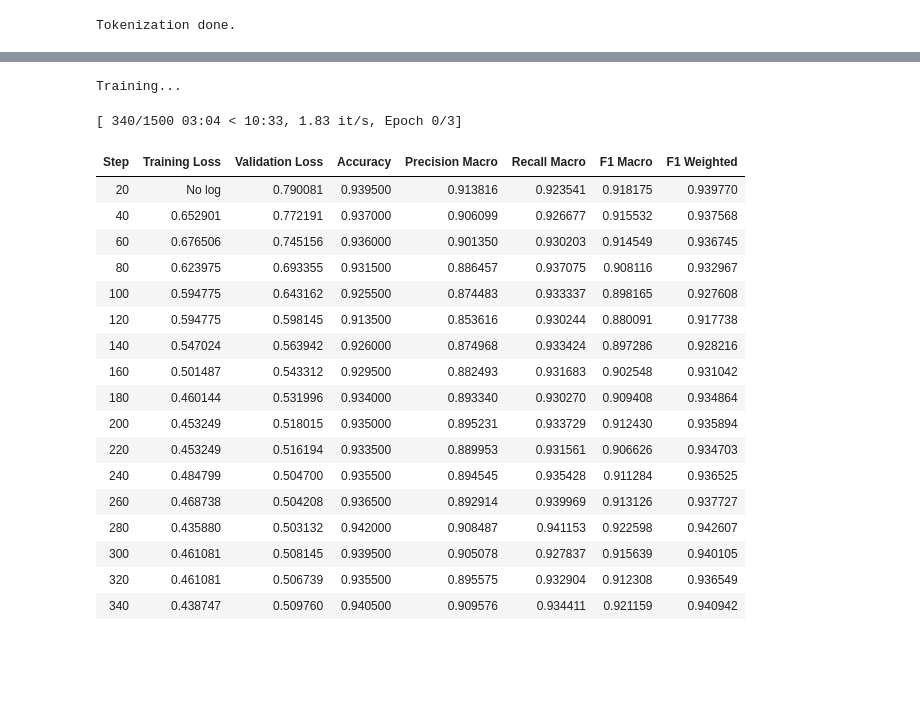
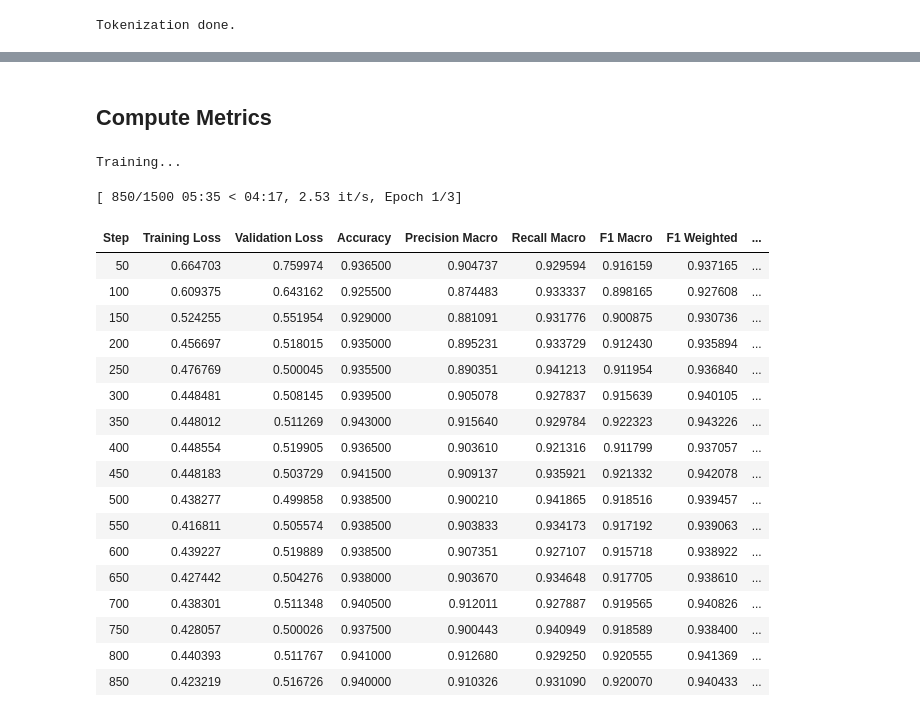
Before and after one commit to vdthcmus123/Emotions-Classification, a Jupyter notebook: notebook/notebook.ipynb, the cells around one changed output, grey strips where cells are left out. Cells and saved outputs as stored; diff of their text form; code cells hidden in the pictures; blank space fills up the shorter version.

```diff
--- a/notebook/notebook.ipynb
+++ b/notebook/notebook.ipynb
@@ -148,6 +211,8 @@ class WeightedTrainer(Trainer):
         )
         loss = loss_fct(logits.view(-1, self.model.config.num_labels), labels.view(-1))
         return (loss, outputs) if return_outputs else loss
+# %% [markdown]
+## Compute Metrics
 # %%
 def compute_metrics(eval_pred):
     logits, labels = eval_pred
@@ -173,71 +253,71 @@ training_args = TrainingArguments(
     warmup_steps=max(50, int(0.06 * steps_per_epoch * 4)),
     lr_scheduler_type='cosine',
     eval_strategy='steps',
-    eval_steps=20,
+    eval_steps=50,
     save_strategy='steps',
-    save_steps=20,
-    logging_steps=25,
+    save_steps=50,
+    logging_steps=50,
     load_best_model_at_end=True,
-    metric_for_best_model="eval_loss",
-    greater_is_better=False,
+    metric_for_best_model="eval_f1_macro",
+    greater_is_better=True,
     save_total_limit=2,
     fp16=torch.cuda.is_available(),
     report_to='none',
     seed=SEED,
 )
 
 trainer = WeightedTrainer(
     class_weights=class_weights,
     model=model,
     args=training_args,
     train_dataset=train_ds,
     eval_dataset=val_ds,
     data_collator=DataCollatorWithPadding(tokenizer),
     compute_metrics=compute_metrics,
-    callbacks=[EarlyStoppingCallback(early_stopping_patience=3)],
+    callbacks=[EarlyStoppingCallback(early_stopping_patience=10)],
 )
 
 print('Training...')
 trainer.train()
 log_history = pd.DataFrame(trainer.state.log_history)
 
-train_log = log_history[log_history["loss"].notna()][
-    ["step", "epoch", "loss", "learning_rate"]
-].reset_index(drop=True)
+train_log = log_history[log_history["loss"].notna()][[
+    "step", "epoch", "loss", "learning_rate"
+]].reset_index(drop=True)
 
-eval_log = log_history[log_history["eval_loss"].notna()][
-    ["step", "epoch", "eval_loss", "eval_accuracy",
-     "eval_precision_macro", "eval_recall_macro",
-     "eval_f1_macro", "eval_f1_weighted"]
-].reset_index(drop=True)
+eval_cols_base = ["step", "epoch", "eval_loss", "eval_accuracy",
+                  "eval_precision_macro", "eval_recall_macro",
+                  "eval_f1_macro", "eval_f1_weighted", "eval_roc_auc_macro"]
+eval_cols_auc  = [f"eval_roc_auc_{n}" for n in LABEL_NAMES]
+eval_cols_all  = [c for c in eval_cols_base + eval_cols_auc if c in log_history.columns]
+eval_log = log_history[log_history["eval_loss"].notna()][eval_cols_all].reset_index(drop=True)
 
+train_log.to_csv("/kaggle/working/train_log.csv", index=False)
+eval_log.to_csv("/kaggle/working/eval_log.csv", index=False)
 print("=== Train log ===")
 print(train_log)
 print("\n=== Eval log ===")
 print(eval_log)
-
-train_log.to_csv("/kaggle/working/train_log.csv", index=False)
-eval_log.to_csv("/kaggle/working/eval_log.csv", index=False)
 # %% [output]
 Training...
-[ 340/1500 03:04 < 10:33, 1.83 it/s, Epoch 0/3]
+[ 850/1500 05:35 < 04:17, 2.53 it/s, Epoch 1/3]
-| Step | Training Loss | Validation Loss | Accuracy | Precision Macro | Recall Macro | F1 Macro | F1 Weighted |
-| 20 | No log | 0.790081 | 0.939500 | 0.913816 | 0.923541 | 0.918175 | 0.939770 |
-| 40 | 0.652901 | 0.772191 | 0.937000 | 0.906099 | 0.926677 | 0.915532 | 0.937568 |
-| 60 | 0.676506 | 0.745156 | 0.936000 | 0.901350 | 0.930203 | 0.914549 | 0.936745 |
-| 80 | 0.623975 | 0.693355 | 0.931500 | 0.886457 | 0.937075 | 0.908116 | 0.932967 |
-| 100 | 0.594775 | 0.643162 | 0.925500 | 0.874483 | 0.933337 | 0.898165 | 0.927608 |
-| 120 | 0.594775 | 0.598145 | 0.913500 | 0.853616 | 0.930244 | 0.880091 | 0.917738 |
-| 140 | 0.547024 | 0.563942 | 0.926000 | 0.874968 | 0.933424 | 0.897286 | 0.928216 |
-| 160 | 0.501487 | 0.543312 | 0.929500 | 0.882493 | 0.931683 | 0.902548 | 0.931042 |
-| 180 | 0.460144 | 0.531996 | 0.934000 | 0.893340 | 0.930270 | 0.909408 | 0.934864 |
-| 200 | 0.453249 | 0.518015 | 0.935000 | 0.895231 | 0.933729 | 0.912430 | 0.935894 |
-| 220 | 0.453249 | 0.516194 | 0.933500 | 0.889953 | 0.931561 | 0.906626 | 0.934703 |
-| 240 | 0.484799 | 0.504700 | 0.935500 | 0.894545 | 0.935428 | 0.911284 | 0.936525 |
-| 260 | 0.468738 | 0.504208 | 0.936500 | 0.892914 | 0.939969 | 0.913126 | 0.937727 |
-| 280 | 0.435880 | 0.503132 | 0.942000 | 0.908487 | 0.941153 | 0.922598 | 0.942607 |
-| 300 | 0.461081 | 0.508145 | 0.939500 | 0.905078 | 0.927837 | 0.915639 | 0.940105 |
-| 320 | 0.461081 | 0.506739 | 0.935500 | 0.895575 | 0.932904 | 0.912308 | 0.936549 |
-| 340 | 0.438747 | 0.509760 | 0.940500 | 0.909576 | 0.934411 | 0.921159 | 0.940942 |
+| Step | Training Loss | Validation Loss | Accuracy | Precision Macro | Recall Macro | F1 Macro | F1 Weighted | ... |
+| 50 | 0.664703 | 0.759974 | 0.936500 | 0.904737 | 0.929594 | 0.916159 | 0.937165 | ... |
+| 100 | 0.609375 | 0.643162 | 0.925500 | 0.874483 | 0.933337 | 0.898165 | 0.927608 | ... |
+| 150 | 0.524255 | 0.551954 | 0.929000 | 0.881091 | 0.931776 | 0.900875 | 0.930736 | ... |
+| 200 | 0.456697 | 0.518015 | 0.935000 | 0.895231 | 0.933729 | 0.912430 | 0.935894 | ... |
+| 250 | 0.476769 | 0.500045 | 0.935500 | 0.890351 | 0.941213 | 0.911954 | 0.936840 | ... |
+| 300 | 0.448481 | 0.508145 | 0.939500 | 0.905078 | 0.927837 | 0.915639 | 0.940105 | ... |
+| 350 | 0.448012 | 0.511269 | 0.943000 | 0.915640 | 0.929784 | 0.922323 | 0.943226 | ... |
+| 400 | 0.448554 | 0.519905 | 0.936500 | 0.903610 | 0.921316 | 0.911799 | 0.937057 | ... |
+| 450 | 0.448183 | 0.503729 | 0.941500 | 0.909137 | 0.935921 | 0.921332 | 0.942078 | ... |
+| 500 | 0.438277 | 0.499858 | 0.938500 | 0.900210 | 0.941865 | 0.918516 | 0.939457 | ... |
+| 550 | 0.416811 | 0.505574 | 0.938500 | 0.903833 | 0.934173 | 0.917192 | 0.939063 | ... |
+| 600 | 0.439227 | 0.519889 | 0.938500 | 0.907351 | 0.927107 | 0.915718 | 0.938922 | ... |
+| 650 | 0.427442 | 0.504276 | 0.938000 | 0.903670 | 0.934648 | 0.917705 | 0.938610 | ... |
+| 700 | 0.438301 | 0.511348 | 0.940500 | 0.912011 | 0.927887 | 0.919565 | 0.940826 | ... |
+| 750 | 0.428057 | 0.500026 | 0.937500 | 0.900443 | 0.940949 | 0.918589 | 0.938400 | ... |
+| 800 | 0.440393 | 0.511767 | 0.941000 | 0.912680 | 0.929250 | 0.920555 | 0.941369 | ... |
+| 850 | 0.423219 | 0.516726 | 0.940000 | 0.910326 | 0.931090 | 0.920070 | 0.940433 | ... |
 === Train log ===
     step  epoch      loss  learning_rate
```
Also changed, not shown: parts of 20 cells of this notebook.
